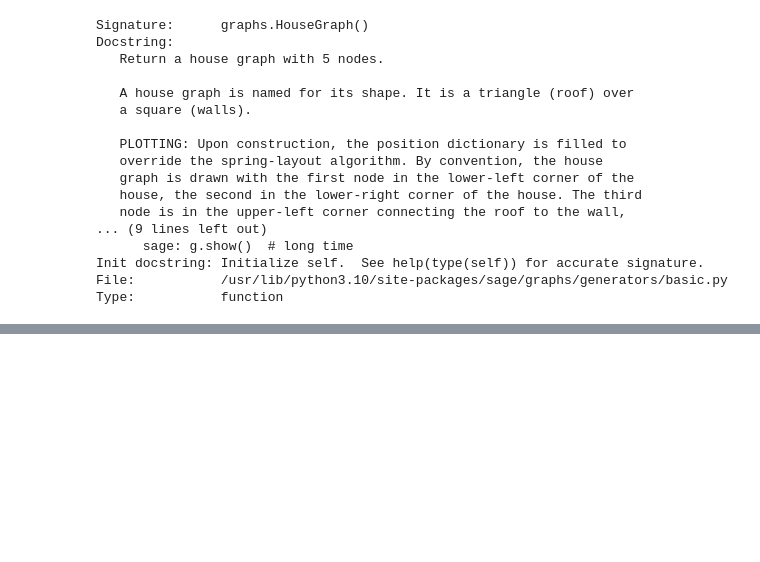
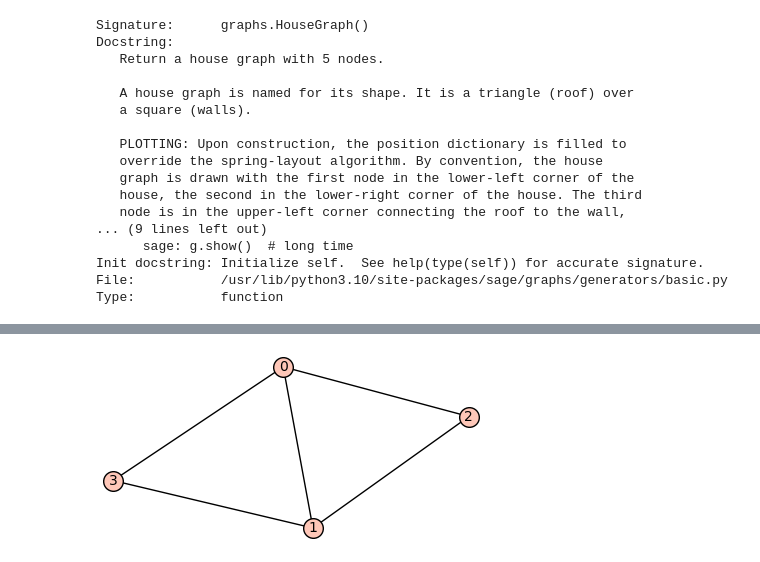
Before and after one commit to pgrepds/sagemath-playground, a Jupyter notebook: graphs.ipynb, the cells around one changed output, grey strips where cells are left out. Cells and saved outputs as stored; diff of their text form; code cells hidden in the pictures; blank space fills up the shorter version.

```diff
--- a/graphs.ipynb
+++ b/graphs.ipynb
@@ -63,0 +110,6 @@ Type:           function
+# %%
+# If we want to use the incidence matrix, we need to specify this directly as follows.
+A = matrix([[1, 1, 1, 0, 0], [1, 0, 0, 1, 1], [0, 1, 0, 1, 0], [0, 0, 1, 0, 1]])
+Graph(A, format="incidence_matrix").show()
+# %% [output]
+[figure, added]
```
Also changed, not shown: parts of 17 cells of this notebook.
